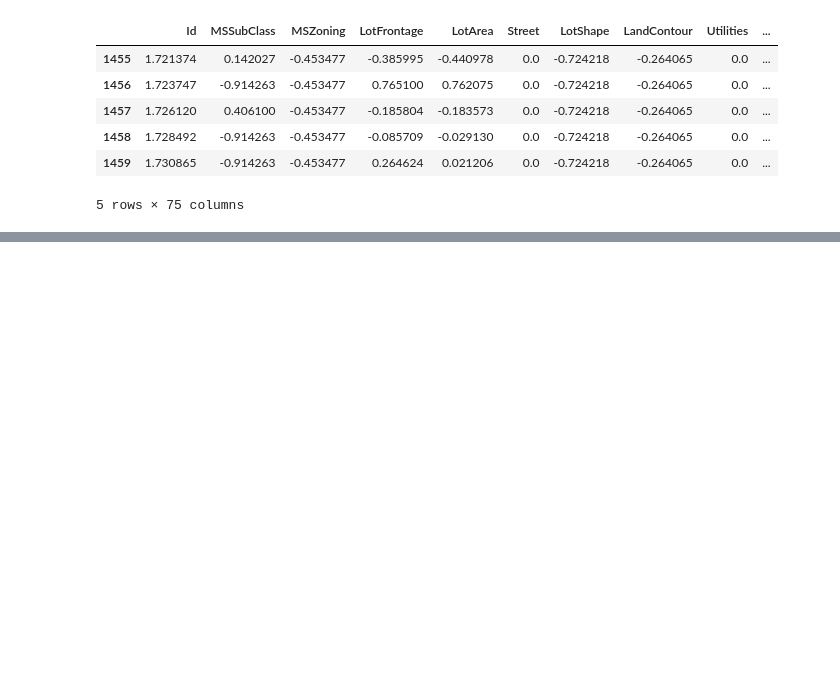
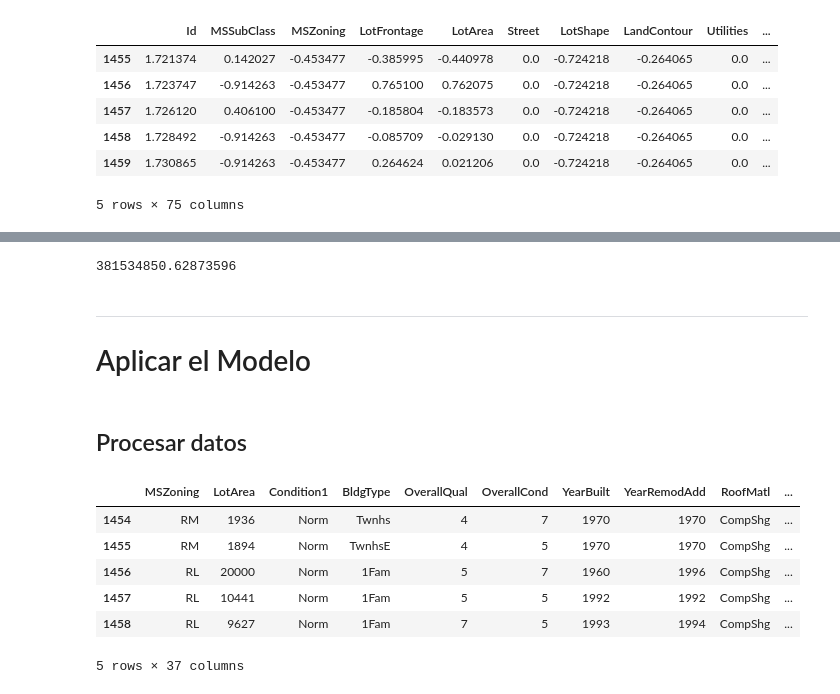
Before and after one commit to LaloVene/Kaggle-House-Prices, a Jupyter notebook: house_prices.ipynb, the cells around one changed output, grey strips where cells are left out. Cells and saved outputs as stored; diff of their text form; code cells hidden in the pictures; blank space fills up the shorter version.

```diff
--- a/house_prices.ipynb
+++ b/house_prices.ipynb
@@ -315,0 +475,21 @@ scores.mean()
+# %%
+((model.predict(X_test) - y_test)**2).mean()
+# %% [output]
+381534850.62873596
+# %% [markdown]
+<hr>
+
+# Aplicar el Modelo
+# %% [markdown]
+## Procesar datos
+# %%
+df_test = test_data[col]
+df_test.tail()
+# %% [output]
+|  | MSZoning | LotArea | Condition1 | BldgType | OverallQual | OverallCond | YearBuilt | YearRemodAdd | RoofMatl | ... |
+| 1454 | RM | 1936 | Norm | Twnhs | 4 | 7 | 1970 | 1970 | CompShg | ... |
+| 1455 | RM | 1894 | Norm | TwnhsE | 4 | 5 | 1970 | 1970 | CompShg | ... |
+| 1456 | RL | 20000 | Norm | 1Fam | 5 | 7 | 1960 | 1996 | CompShg | ... |
+| 1457 | RL | 10441 | Norm | 1Fam | 5 | 5 | 1992 | 1992 | CompShg | ... |
+| 1458 | RL | 9627 | Norm | 1Fam | 7 | 5 | 1993 | 1994 | CompShg | ... |
+5 rows × 37 columns
```
Also changed, not shown: parts of 57 cells of this notebook, 1 other file.
